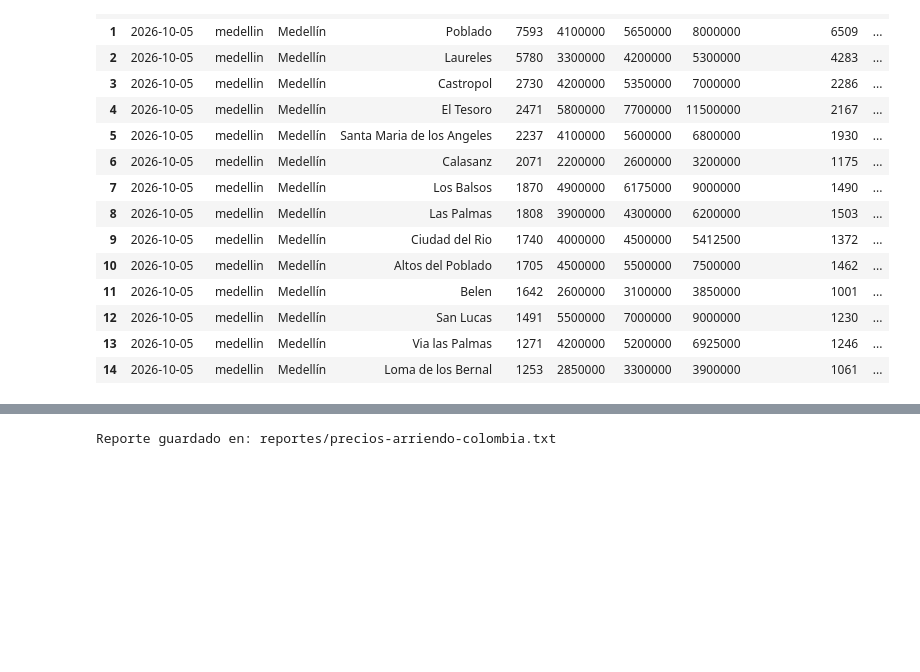
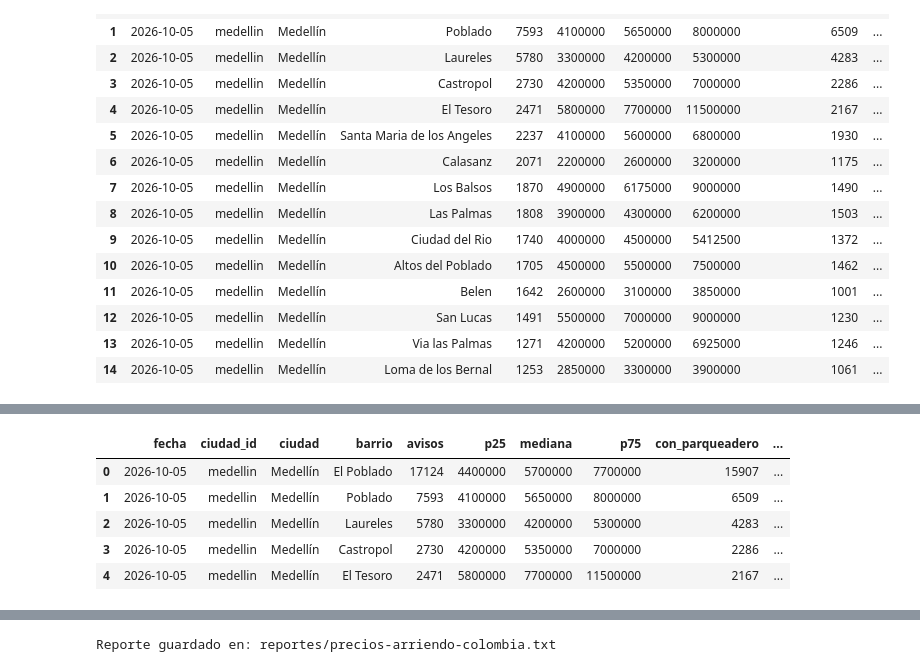
Before and after one commit to S-lopez14/ML_202604_Santiago_Lopez_F, a Jupyter notebook: src/sincronicas/Semana_1SINC.ipynb, the cells around one changed output, grey strips where cells are left out. Drawn from its saved outputs; the diff is of its cells as text; code cells hidden in the pictures; blank space fills up the shorter version.

```diff
--- a/src/sincronicas/Semana_1SINC.ipynb
+++ b/src/sincronicas/Semana_1SINC.ipynb
@@ -63,2 +83,13 @@ df.head(15)
+# %%
+#Filtrado de filas por condición numérica
+df_transformado = df[df['avisos'] > 10]
+df_transformado.head(5)
+# %% [output]
+|  | fecha | ciudad_id | ciudad | barrio | avisos | p25 | mediana | p75 | con_parqueadero | ... |
+| 0 | 2026-10-05 | medellin | Medellín | El Poblado | 17124 | 4400000 | 5700000 | 7700000 | 15907 | ... |
+| 1 | 2026-10-05 | medellin | Medellín | Poblado | 7593 | 4100000 | 5650000 | 8000000 | 6509 | ... |
+| 2 | 2026-10-05 | medellin | Medellín | Laureles | 5780 | 3300000 | 4200000 | 5300000 | 4283 | ... |
+| 3 | 2026-10-05 | medellin | Medellín | Castropol | 2730 | 4200000 | 5350000 | 7000000 | 2286 | ... |
+| 4 | 2026-10-05 | medellin | Medellín | El Tesoro | 2471 | 5800000 | 7700000 | 11500000 | 2167 | ... |
 # %%
 from clases_po import Reportes
```
Also changed, not shown: parts of 4 cells of this notebook.
